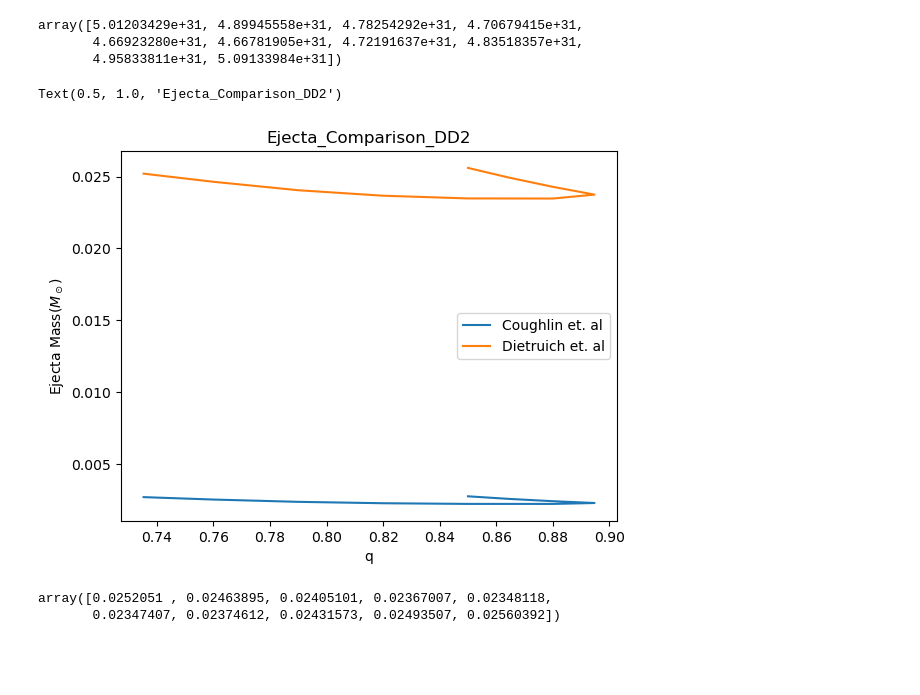
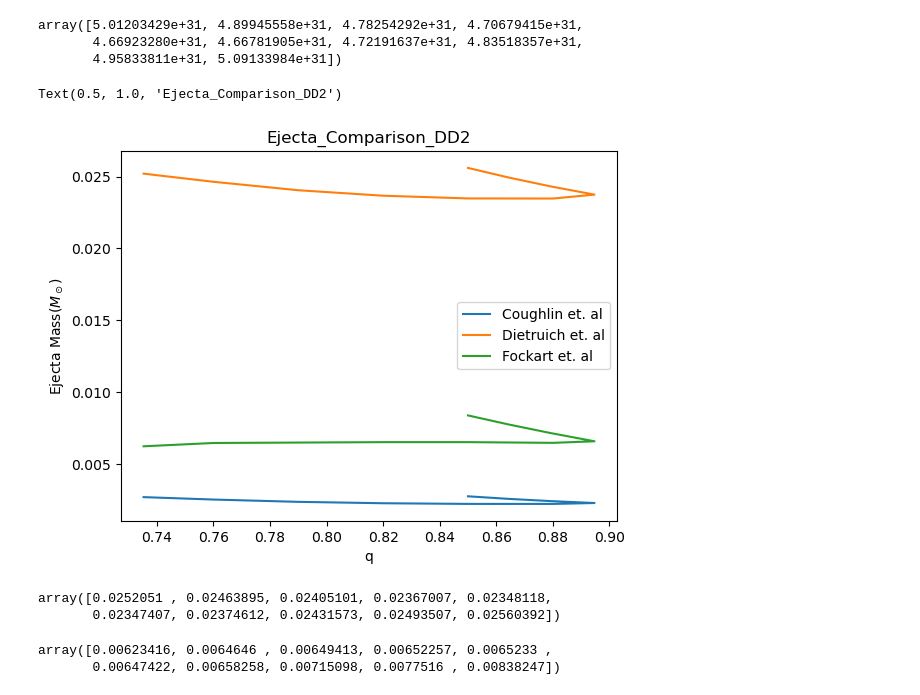
Before and after one commit to HIGGS317/Kilonova-Lightcurve-Code, a Jupyter notebook: Ejecta_Fit_Comparison.ipynb, the cells around one changed output. Cells and saved outputs as stored; diff of their text form; code cells hidden in the pictures; blank space fills up the shorter version.

```diff
--- a/Ejecta_Fit_Comparison.ipynb
+++ b/Ejecta_Fit_Comparison.ipynb
@@ -410,7 +412,29 @@ def coughlin_ejecta_equation(m1,m2,lambda1,lambda2,params):
+# %%
+def fockart_ejecta_equation(m1,m2):
+
+    c = 2.99792458e10
+    G = 6.67e-8  # Gravitational constant
+
+    Msun = 1.9885e33  # Solar mass in grams
+
+
+
+    q = m2/m1
+
+    C1 = Compactness_from_mass(m1)
+    C2 = Compactness_from_mass(m2)
+
+    m_jkf = ((-9.3335/C1) + 114.17*(m2/m1)**(1.5465) -337.56*C1)*m1 + ((-9.3335/C2) + 114.17*(m1/m2)**(1.5465) -337.56*C2)*m2
+
+    Mej = m_jkf*Msun*0.001
+
+    return q,Mej
 # %%
 q,Mej = coughlin_ejecta_equation(m1,m2,lam1,lam2,-0.0719)
 
 q1,Mej1 = dietrich_ejecta_equation(m1,m2)
+
+q2,Mej2 = fockart_ejecta_equation(m1,m2)
 # %%
 Mej,q
 # %% [output]
@@ -428,18 +452,24 @@ array([5.01203429e+31, 4.89945558e+31, 4.78254292e+31, 4.70679415e+31,
 # %%
 plt.plot(q,Mej/Msun,label = 'Coughlin et. al')
 plt.plot(q1,Mej1/Msun,label = 'Dietruich et. al')
+plt.plot(q2,Mej2/Msun,label = 'Fockart et. al')
 plt.legend()
 
 plt.xlabel('q')
 plt.ylabel(r'Ejecta Mass($M_\odot$)')
 
 plt.title('Ejecta_Comparison_DD2')
 # plt.savefig('Fig/Ejecta_Comparison_DD2.png')
 # %% [output]
 Text(0.5, 1.0, 'Ejecta_Comparison_DD2')
-[figure, old version]
+[figure, new version]
 # %%
 Mej1/Msun
 # %% [output]
 array([0.0252051 , 0.02463895, 0.02405101, 0.02367007, 0.02348118,
        0.02347407, 0.02374612, 0.02431573, 0.02493507, 0.02560392])
+# %%
+Mej2/Msun
+# %% [output]
+array([0.00623416, 0.0064646 , 0.00649413, 0.00652257, 0.0065233 ,
+       0.00647422, 0.00658258, 0.00715098, 0.0077516 , 0.00838247])
```
Also changed, not shown: parts of 1 cell of this notebook, 5 other files.
